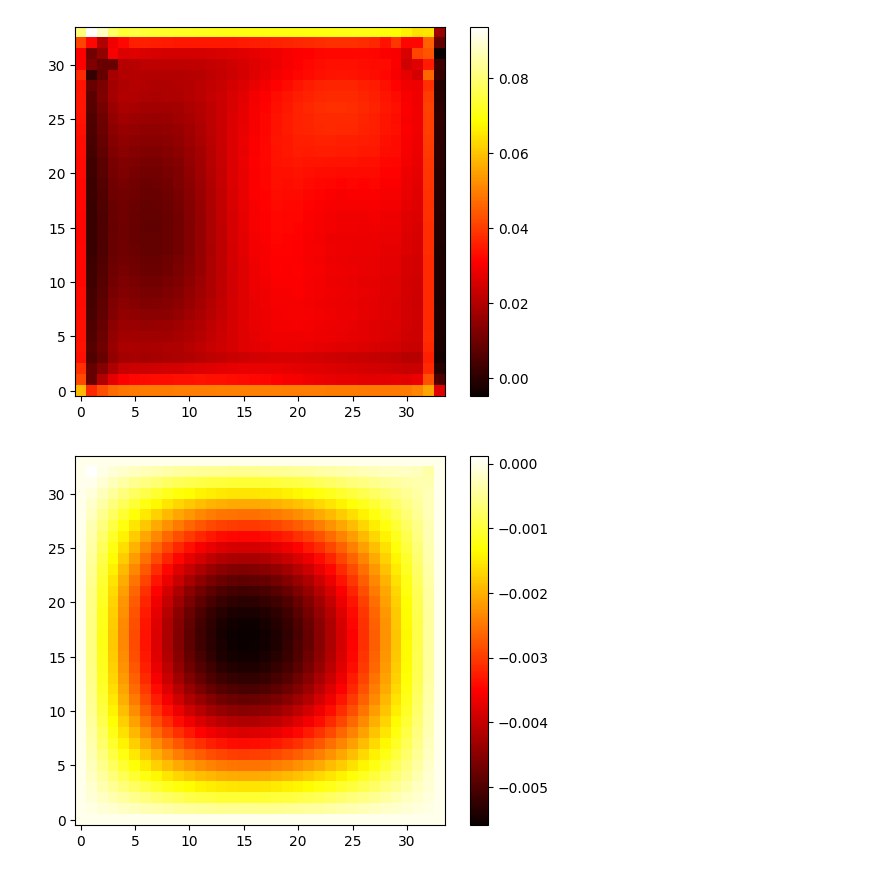
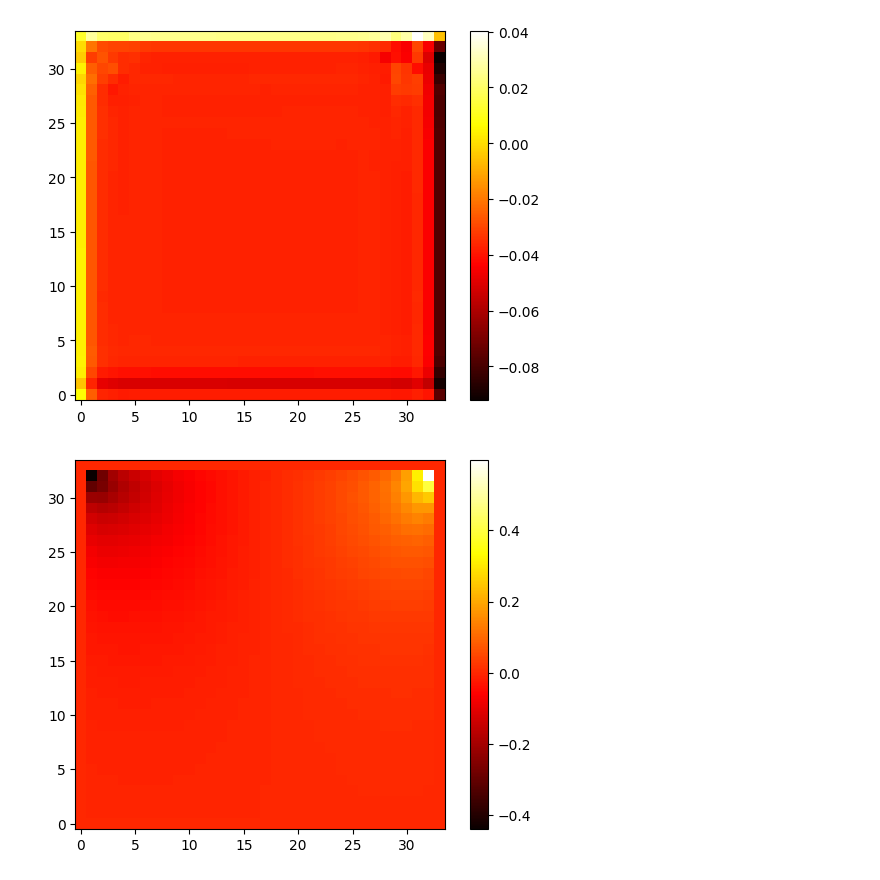
Before and after one commit to glaand/bachelor-thesis, a Jupyter notebook: ml/ml_analysis.ipynb, the cells around one changed output. Cells and saved outputs as stored; diff of their text form; code cells hidden in the pictures.

Commit message:
new experiment, fix it

```diff
--- a/ml/ml_analysis.ipynb
+++ b/ml/ml_analysis.ipynb
@@ -36,7 +36,7 @@ plt.show()
 # %%
 import torch
 
-residual_data = np.loadtxt("../experiments/2d/mgpcg/ML_data/res_2.dat")
+residual_data = np.loadtxt("../experiments/2d/mgpcg/ML_data/res_600.dat")
 residual_data = torch.tensor(residual_data).to('cuda')
 
 # load the torchscript model
@@ -52,17 +52,17 @@ with torch.no_grad():
     plt.colorbar()
     plt.show()
 # %% [output]
-[figure, old version]
+[figure, new version]
 # %%
-e_data = np.loadtxt("../experiments/2d/mgpcg/ML_data/e_600.dat")
+e_data = np.loadtxt("../experiments/2d/mgpcg/ML_data/e_15.dat")
 # plot e_data as heatmap
 plt.imshow(e_data, cmap='hot', interpolation='nearest')
 # invert the y-axis
 plt.gca().invert_yaxis()
 plt.colorbar()
 plt.show()
 # %% [output]
-[figure, old version]
+[figure, new version]
 # %%
 e_data = np.loadtxt("test.dat")
 # plot e_data as heatmap
```
Also changed, not shown: parts of 4 cells of this notebook, 3 other files.
